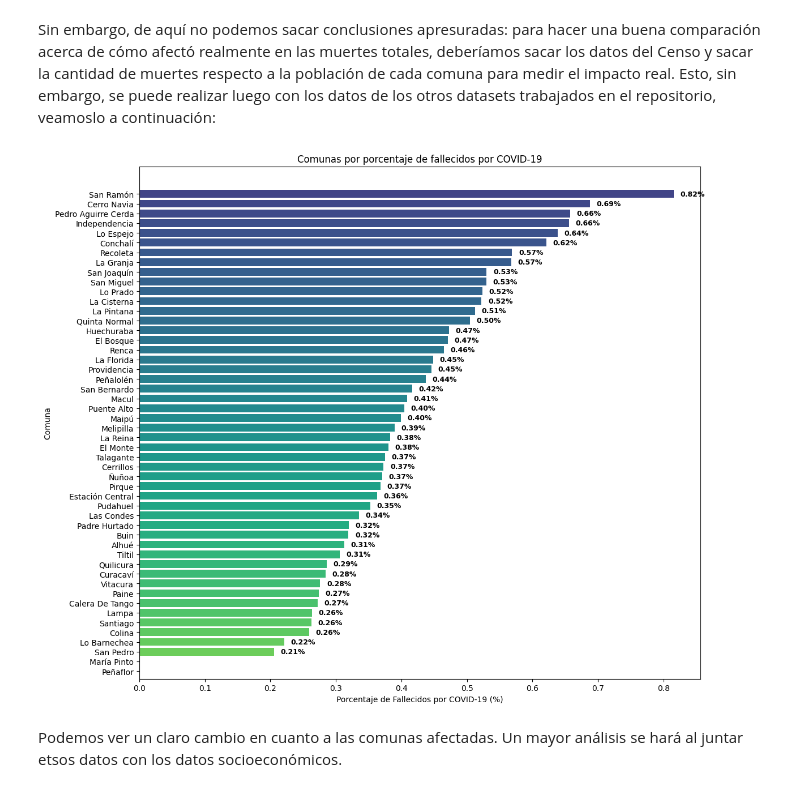
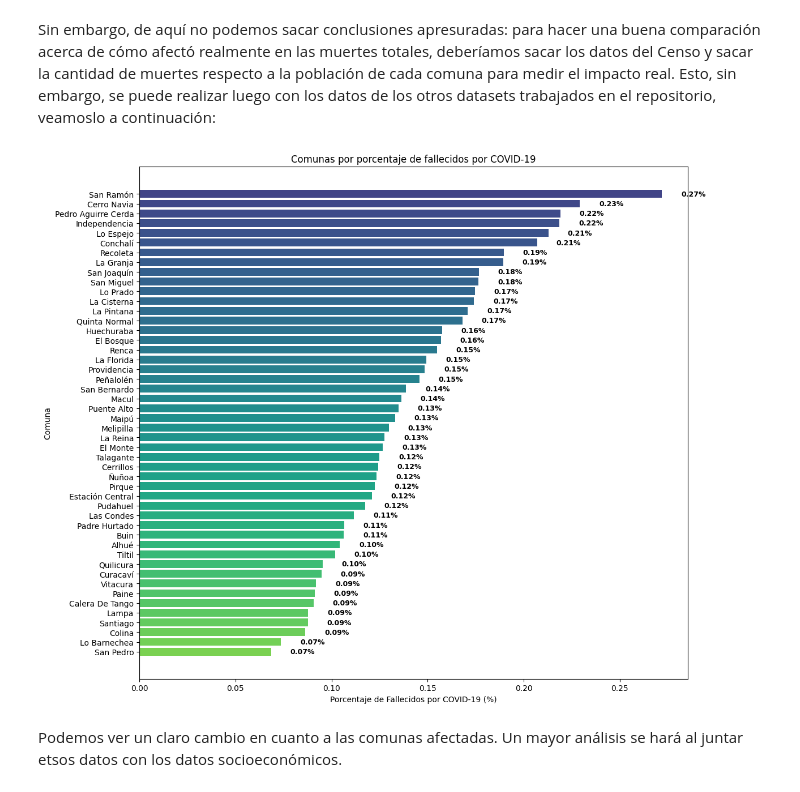
Before and after one commit to isimmmm/proyecto-semestral-ciencia-de-datos, a Jupyter notebook: notebooks/Análisis (notebooks)/Analisis-de-datos-Covid-19.ipynb, the cells around one changed output. Cells and saved outputs as stored; diff of their text form; code cells hidden in the pictures.

```diff
--- a/notebooks/Análisis (notebooks)/Analisis-de-datos-Covid-19.ipynb
+++ b/notebooks/Análisis (notebooks)/Analisis-de-datos-Covid-19.ipynb
@@ -107,6 +107,9 @@ dtypes: float64(18), int64(1), object(1)
 memory usage: 31.4+ KB
 # %% [markdown]
 Al estar bien los datos, con el tipo correcto, podemos empezar la investogación preliminar.
+# %%
+# Se eliminan estas comunas debido a que tienen solo valores NaN asociados
+df = df[~df['Comuna'].isin(['María Pinto', 'Peñaflor'])]
 # %%
 df.describe()
 # %% [output]
@@ -184,27 +186,27 @@ plt.show()
 # %% [markdown]
 Sin embargo, de aquí no podemos sacar conclusiones apresuradas: para hacer una buena comparación acerca de cómo afectó realmente en las muertes totales, deberíamos sacar los datos del Censo y sacar la cantidad de muertes respecto a la población de cada comuna para medir el impacto real. Esto, sin embargo, se puede realizar luego con los datos de los otros datasets trabajados en el repositorio, veamoslo a continuación:
 # %%
-porcentaje_por_comuna = df.groupby('Comuna')['% Fallecidos COVID'].sum(min_count=1).sort_values(ascending=False)
+porcentaje_por_comuna = df.groupby('Comuna')['% Fallecidos COVID'].mean().sort_values(ascending=False)
 plt.figure(figsize=(12, 10))
 colors = plt.cm.viridis(np.linspace(0.2, 0.8, len(porcentaje_por_comuna)))
 
 bars = plt.barh(range(len(porcentaje_por_comuna)), porcentaje_por_comuna, color=colors)
 plt.ylabel('Comuna')
 plt.xlabel('Porcentaje de Fallecidos por COVID-19 (%)')
 plt.title('Comunas por porcentaje de fallecidos por COVID-19')
 plt.yticks(range(len(porcentaje_por_comuna)), porcentaje_por_comuna.index)
 
 # Añadir etiquetas
 for i, bar in enumerate(bars):
     width = bar.get_width()
     plt.text(width + 0.01, bar.get_y() + bar.get_height()/2, f'{width:.2f}%',
              ha='left', va='center', fontweight='bold', fontsize=9)
 
 plt.gca().invert_yaxis()
 plt.tight_layout()
 plt.show()
 # %% [output]
-[figure, old version]
+[figure, new version]
 # %% [markdown]
 Podemos ver un claro cambio en cuanto a las comunas afectadas. Un mayor análisis se hará al juntar etsos datos con los datos socioeconómicos.
 # %% [markdown]
```
Also changed, not shown: parts of 5 cells of this notebook, 2 other files.
